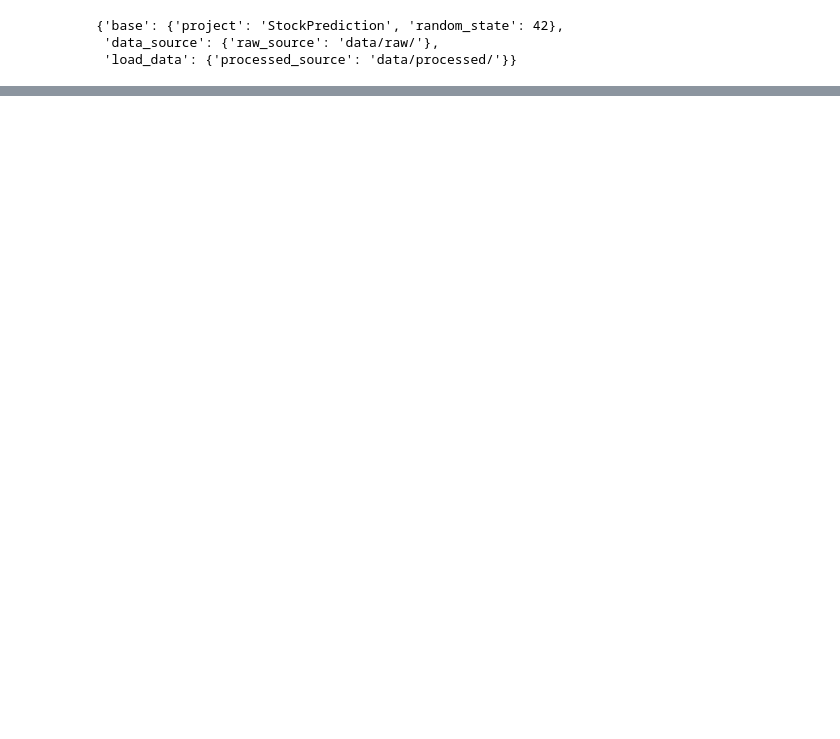
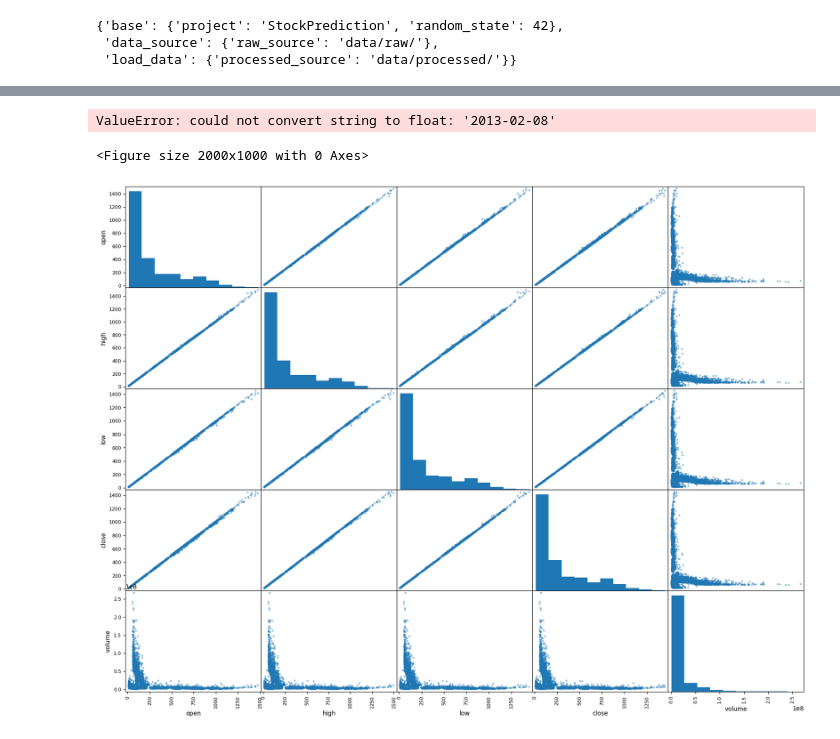
Before and after one commit to sadhiin/stock-prediction, a Jupyter notebook: notebooks/trail.ipynb, the cells around one changed output, grey strips where cells are left out. Drawn from its saved outputs; the diff is of its cells as text; code cells hidden in the pictures; blank space fills up the shorter version.

```diff
--- a/notebooks/trail.ipynb
+++ b/notebooks/trail.ipynb
@@ -26,0 +48,2 @@ params
+# %%
+df = pd.concat([pd.read_csv(csv) for csv in CSVS], axis=0)
@@ -26,0 +147,7 @@ params
+# %%
+plt.figure(1, figsize=(20, 10))
+cr = sns.heatmap(df.corr(), annot=True)
+plt.show()
+# %% [output]
+ValueError: could not convert string to float: '2013-02-08'
+<Figure size 2000x1000 with 0 Axes>
@@ -26,0 +157,5 @@ params
+# %%
+pd.plotting.scatter_matrix(df,figsize=(20, 15), alpha=.5)
+plt.show()
+# %% [output]
+[figure, added]
```
Also changed, not shown: parts of 37 cells of this notebook, 1 other file.
